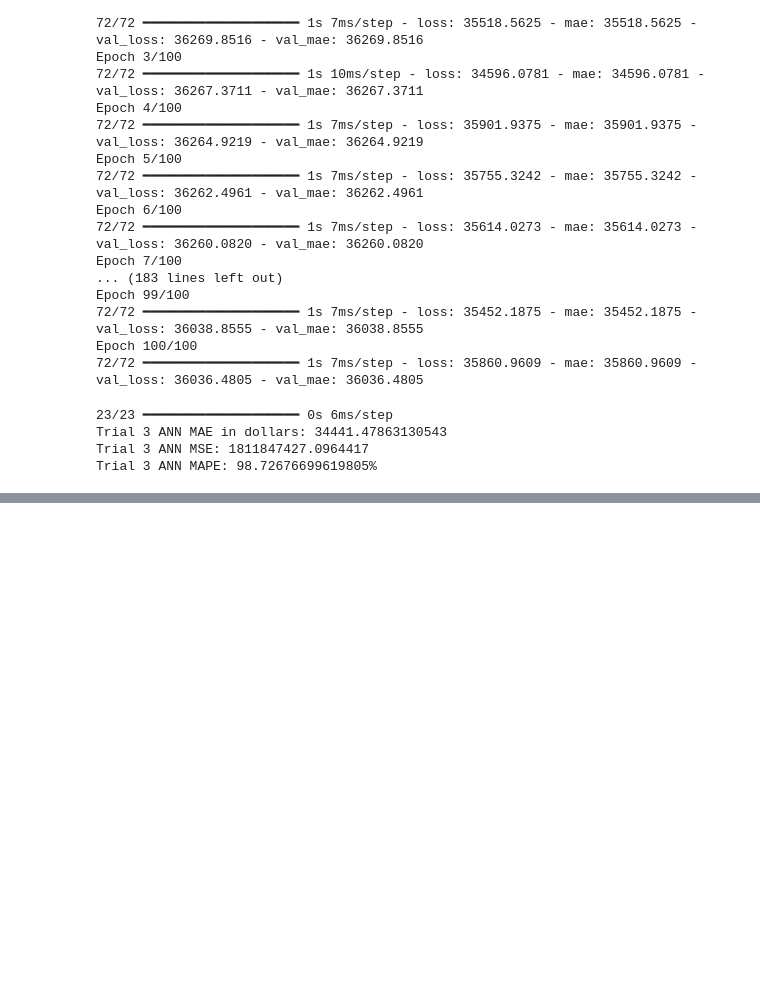
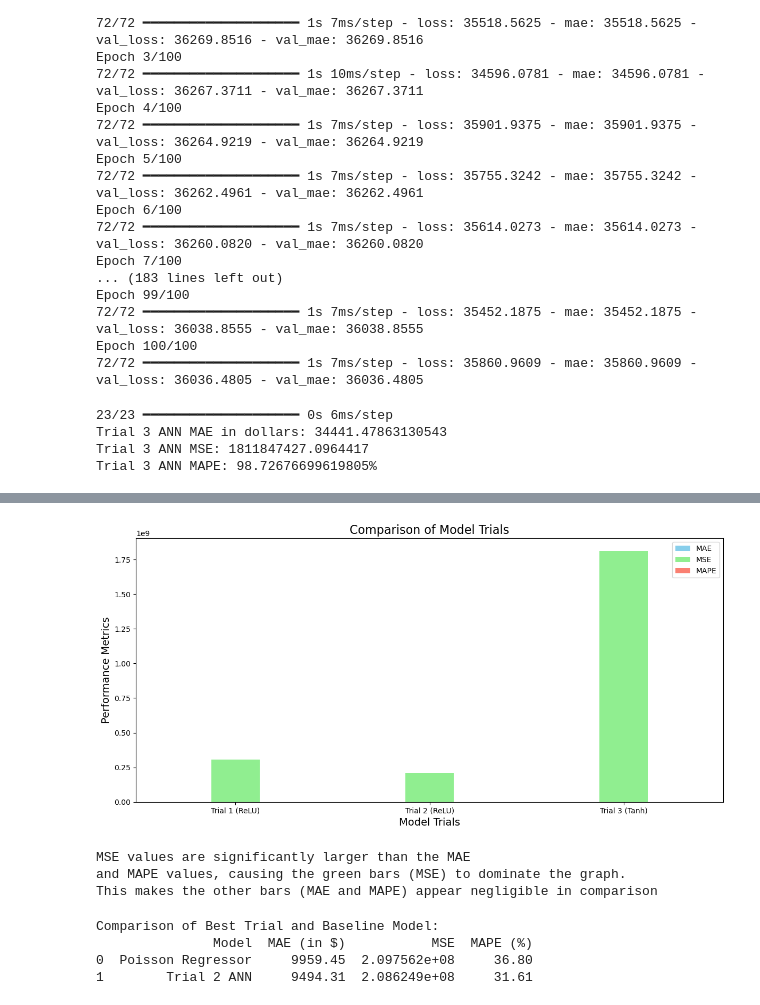
Before and after one commit to jiwenofu/Neural-Network-Project, a Jupyter notebook: ANN_Project.ipynb, the cells around one changed output, grey strips where cells are left out. Drawn from its saved outputs; the diff is of its cells as text; code cells hidden in the pictures; blank space fills up the shorter version.

```diff
--- a/ANN_Project.ipynb
+++ b/ANN_Project.ipynb
@@ -621,0 +641,58 @@ Trial 3 ANN MAPE: 98.72676699619805%
+# %%
+import numpy as np
+
+# Performance metrics for each trial
+models = ['Trial 1 (ReLU)', 'Trial 2 (ReLU)', 'Trial 3 (Tanh)']
+mae_values = [11124.348602989474, 9494.31207258294, 34441.47863130543]  # Actual MAE values
+mse_values = [304353754.7780576, 208624944.6093422, 1811847427.0964417]  # Actual MSE values
+mape_values = [38.86714010807137, 31.605175739019835, 98.72676699619805]  # Actual MAPE values
+
+# Bar width
+bar_width = 0.25
+x = np.arange(len(models))
+
+# Plotting the metrics
+plt.figure(figsize=(12, 6))
+plt.bar(x - bar_width, mae_values, width=bar_width, label='MAE', color='skyblue')
+plt.bar(x, mse_values, width=bar_width, label='MSE', color='lightgreen')
+plt.bar(x + bar_width, mape_values, width=bar_width, label='MAPE', color='salmon')
+
+# Adding labels and title
+plt.title('Comparison of Model Trials', fontsize=16)
+plt.xlabel('Model Trials', fontsize=14)
+plt.ylabel('Performance Metrics', fontsize=14)
+plt.xticks(x, models)
+plt.legend()
+plt.tight_layout()
+plt.show()
+
+
+print("MSE values are significantly larger than the MAE ")
+print("and MAPE values, causing the green bars (MSE) to dominate the graph. ")
+print("This makes the other bars (MAE and MAPE) appear negligible in comparison")
+# %% [output]
+[figure, added]
+MSE values are significantly larger than the MAE
+and MAPE values, causing the green bars (MSE) to dominate the graph.
+This makes the other bars (MAE and MAPE) appear negligible in comparison
+# %%
+# Define metrics for comparison
+metrics = {
+    "Model": ["Poisson Regressor", "Trial 2 ANN"],
+    "MAE (in $)": [9959.45, 9494.31],
+    "MSE": [209756232.82, 208624944.61],
+    "MAPE (%)": [36.80, 31.61]
+}
+
+# Create a DataFrame for better visualization
+import pandas as pd
+comparison_df = pd.DataFrame(metrics)
+
+# Display the comparison
+print("Comparison of Best Trial and Baseline Model:")
+print(comparison_df)
+# %% [output]
+Comparison of Best Trial and Baseline Model:
+               Model  MAE (in $)           MSE  MAPE (%)
+0  Poisson Regressor     9959.45  2.097562e+08     36.80
+1        Trial 2 ANN     9494.31  2.086249e+08     31.61
```
Also changed, not shown: parts of 6 cells of this notebook.
